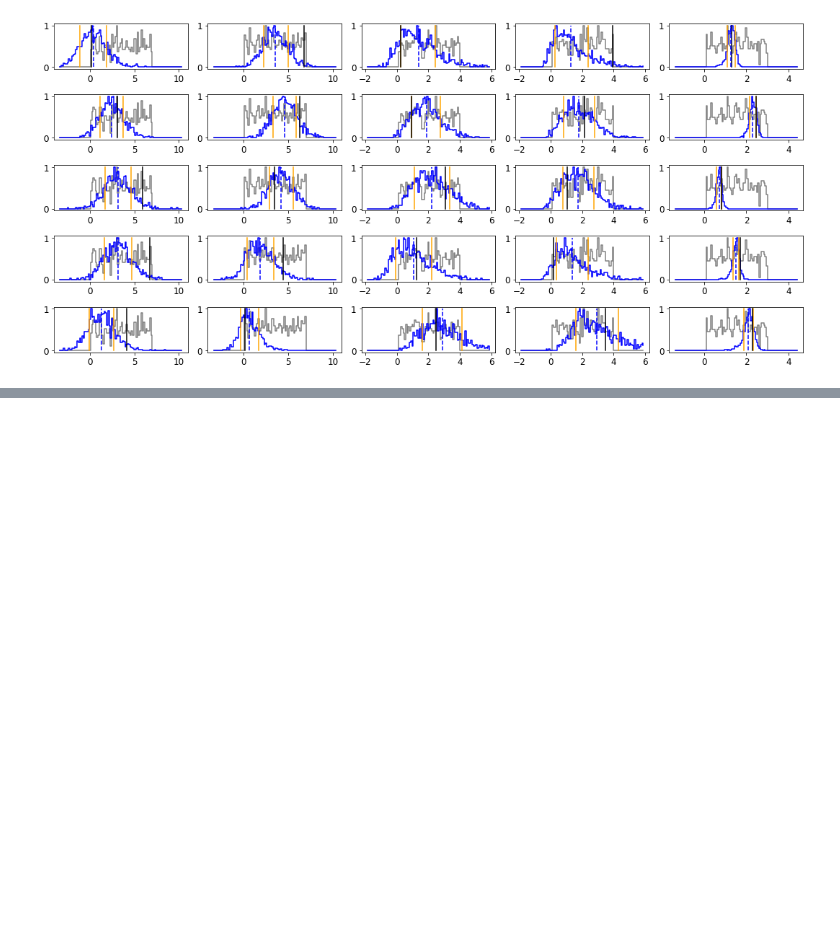
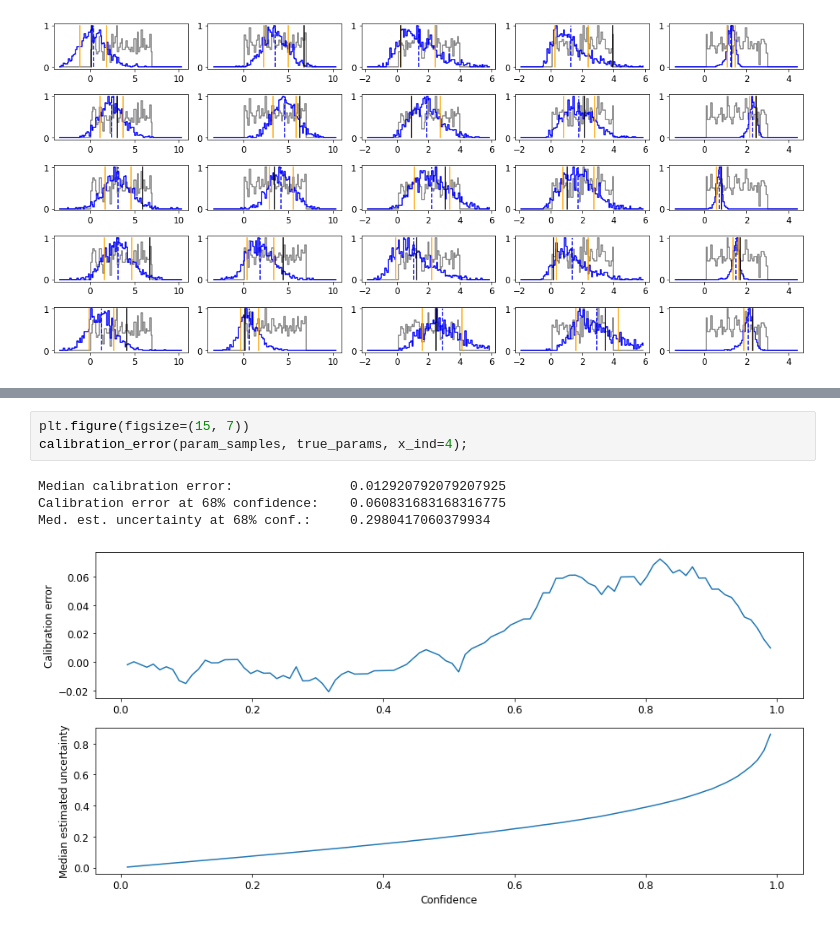
Before and after one commit to morioka/BayesFlow, a Jupyter notebook: docs/source/tutorial_notebooks/Parameter_Estimation_Workflow_on_google_colab.ipynb, the cells around one changed output, grey strips where cells are left out. Cells and saved outputs as stored; diff of their text form; blank space fills up the shorter version.

```diff
--- a/docs/source/tutorial_notebooks/Parameter_Estimation_Workflow_on_google_colab.ipynb
+++ b/docs/source/tutorial_notebooks/Parameter_Estimation_Workflow_on_google_colab.ipynb
@@ -475,0 +534,8 @@ show_posteriors(param_samples, true_params, x_range);
+# %%
+plt.figure(figsize=(15, 7))
+calibration_error(param_samples, true_params, x_ind=4);
+# %% [output]
+Median calibration error:               0.012920792079207925
+Calibration error at 68% confidence:    0.060831683168316775
+Med. est. uncertainty at 68% conf.:     0.2980417060379934
+[figure, added]
```
Also changed, not shown: parts of 2 cells of this notebook.
